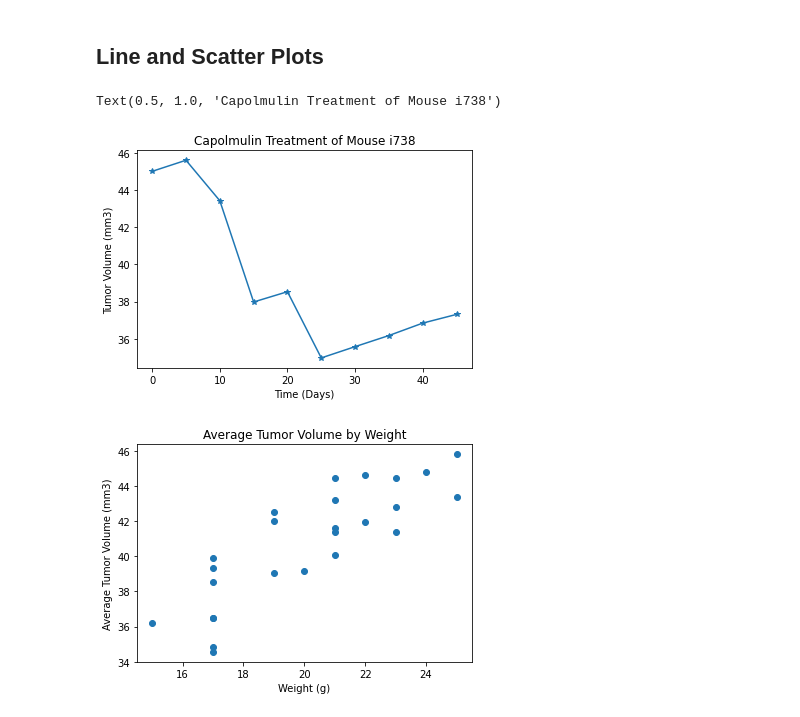
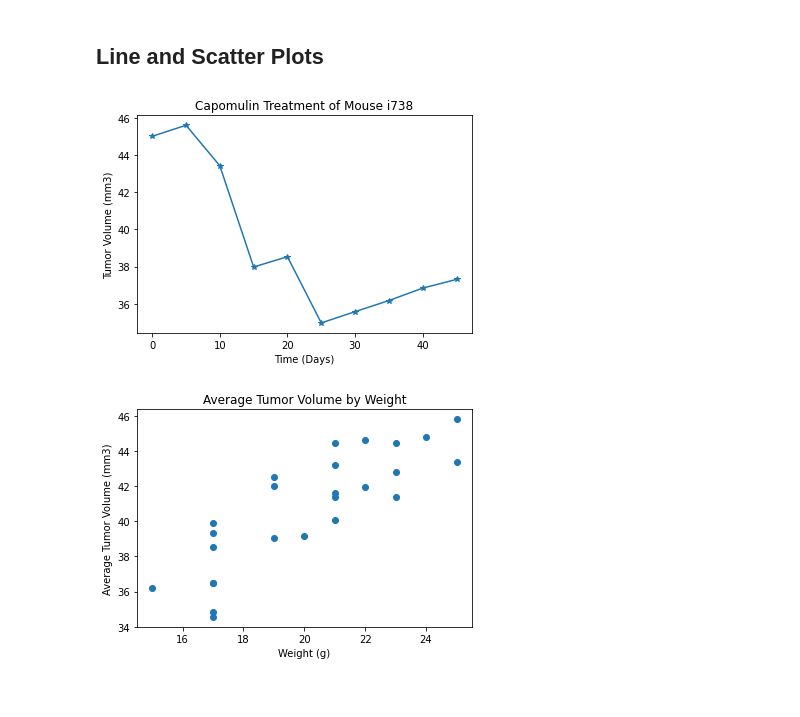
Before and after one commit to iam-themoon/matplotlib-challenge, a Jupyter notebook: Pymaceuticals/pymaceuticals.ipynb, the cells around one changed output. Drawn from its saved outputs; the diff is of its cells as text; code cells hidden in the pictures.

```diff
--- a/Pymaceuticals/pymaceuticals.ipynb
+++ b/Pymaceuticals/pymaceuticals.ipynb
@@ -302,17 +316,16 @@ plt.show()
 # %%
 # Generate a line plot of tumor volume vs. time point for a mouse treated with Capomulin
 
 #choose capomulin mouse
 cap_mouse = cleaneddf.loc[cleaneddf['Mouse ID'] == 'i738']
 
 #generate the line plot
 plt.plot(cap_mouse['Timepoint'], cap_mouse['Tumor Volume (mm3)'], marker='*')
 plt.xlabel("Time (Days)")
 plt.ylabel("Tumor Volume (mm3)")
-plt.title("Capolmulin Treatment of Mouse i738")
+plt.title("Capomulin Treatment of Mouse i738");
 # %% [output]
-Text(0.5, 1.0, 'Capolmulin Treatment of Mouse i738')
-[figure, old version]
+[figure, new version]
 # %%
 # Generate a scatter plot of average tumor volume vs. mouse weight for the Capomulin regimen
 
```
Also changed, not shown: parts of 7 cells of this notebook, 1 other file.
